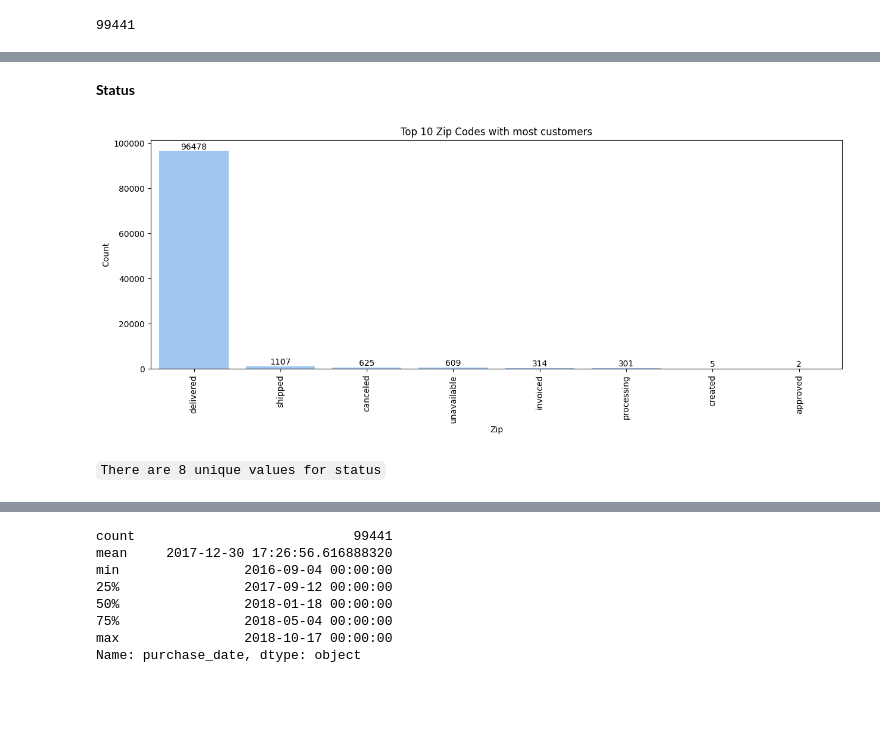
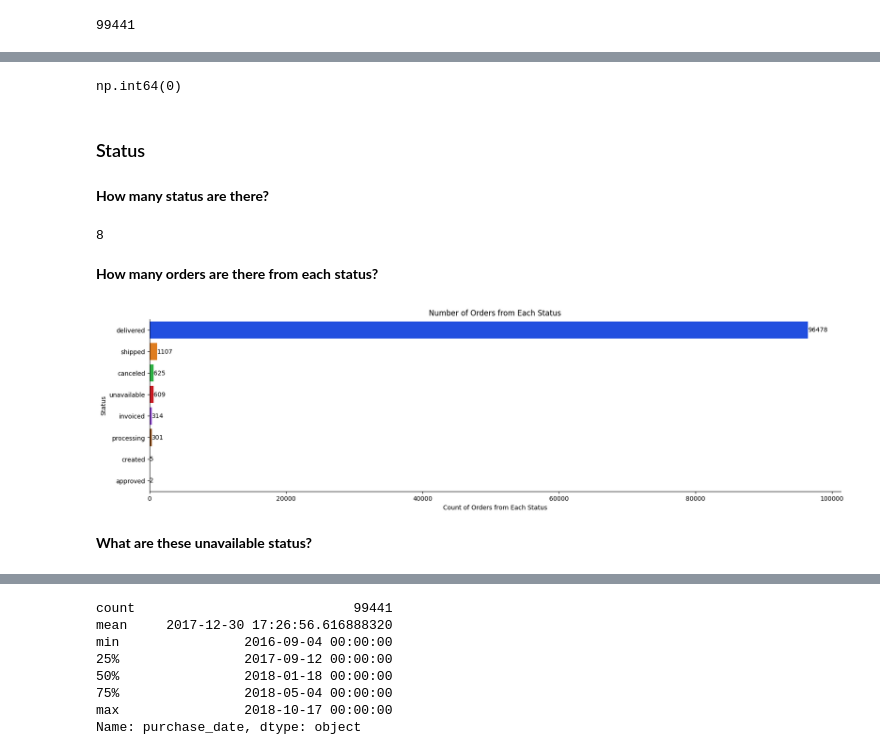
Before and after one commit to IamRaNo/Elevvo_Internship, a Jupyter notebook: Task-9/sales_data_analysis.ipynb, the cells around one changed output, grey strips where cells are left out. Cells and saved outputs as stored; diff of their text form; code cells hidden in the pictures; blank space fills up the shorter version.

```diff
--- a/Task-9/sales_data_analysis.ipynb
+++ b/Task-9/sales_data_analysis.ipynb
@@ -181,21 +197,33 @@ data['order_id'].nunique()
+# %%
+data['order_id'].duplicated().sum()
+# %% [output]
+np.int64(0)
 # %% [markdown]
-**Status**
+### Status
+# %% [markdown]
+**How many status are there?**
+# %%
+data['status'].nunique()
+# %% [output]
+8
+# %% [markdown]
+**How many orders are there from each status?**
 # %%
-most_popular_statuss=pd.DataFrame(data['status'].value_counts().sort_values(ascending=False).reset_index().head(10))
-order=most_popular_statuss['status'].value_counts().index
-plt.figure(figsize=(15,5))
-ax=sns.barplot(x='status',y='count',data=most_popular_statuss,order=order)
+total_status=data['status'].value_counts().reset_index()
+plt.figure(figsize=(20,5))
+ax=sns.barplot(y='status',x='count',data=total_status,palette='bright')
 for container in ax.containers:
     ax.bar_label(container)
-plt.xticks(rotation=90)
-plt.xlabel('Zip')
-plt.ylabel('Count')
-plt.title('Top 10 Zip Codes with most customers')
+plt.grid(0)
+plt.ylabel('Status')
+plt.xlabel('Count of Orders from Each Status')
+plt.title('Number of Orders from Each Status')
+sns.despine()
 plt.show()
 # %% [output]
-[figure, old version]
+[figure, new version]
-# %% [markdown]
-`There are 8 unique values for status`
+# %% [markdown]
+**What are these unavailable status?**
 # %%
 data[data['status']=='unavailable']
 # %% [output]
```
Also changed, not shown: parts of 292 cells of this notebook.
